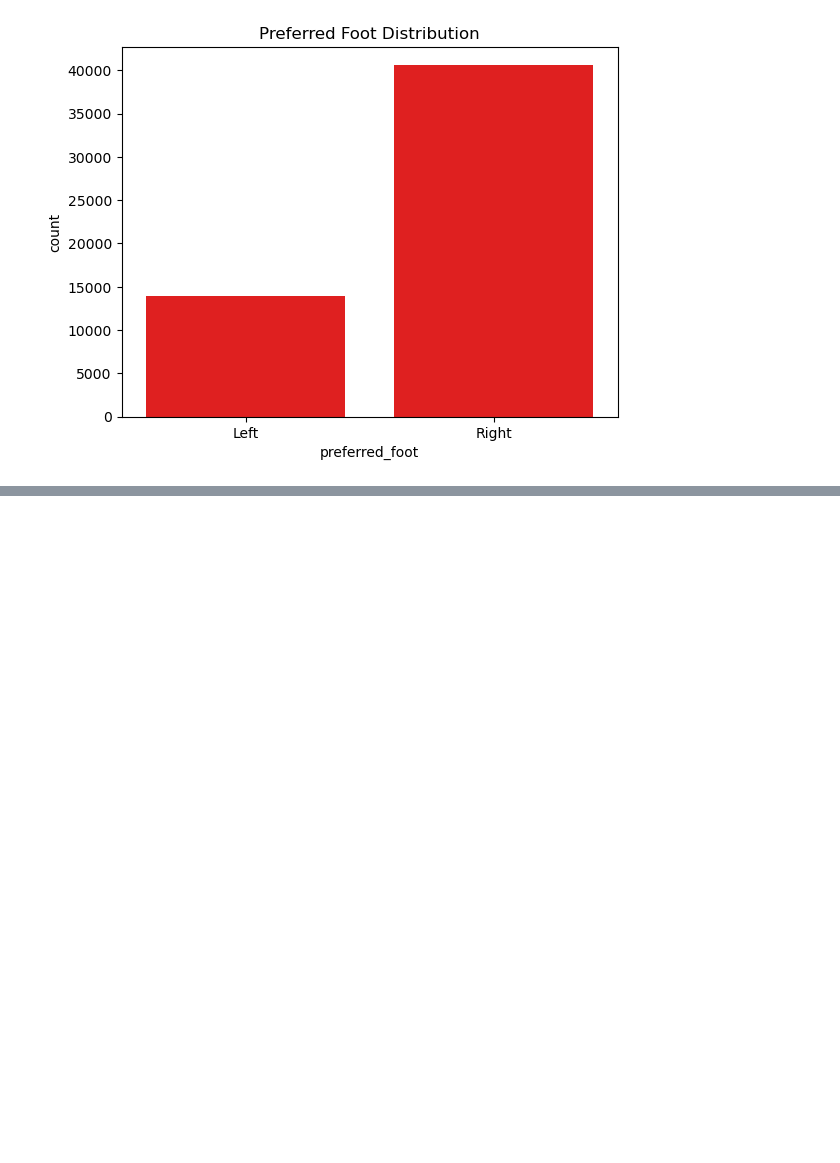
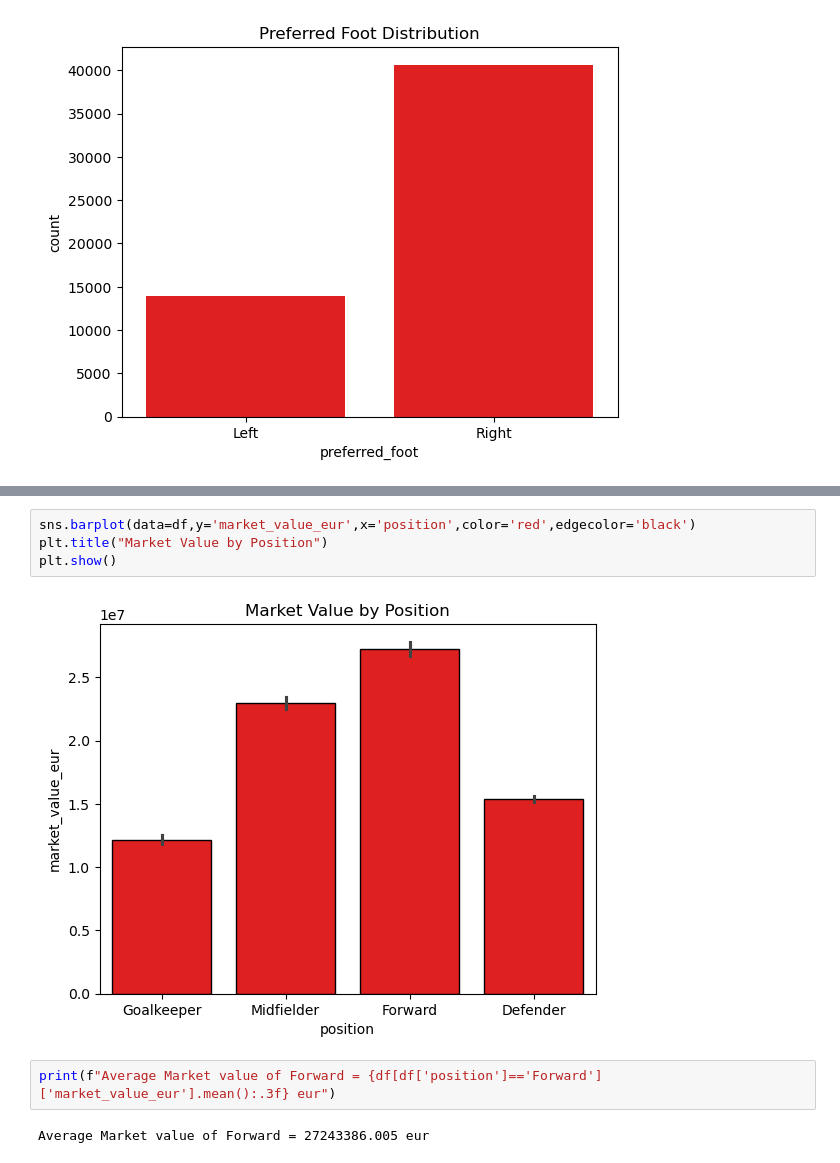
Before and after one commit to himashooo/FiFa-2026, a Jupyter notebook: fifa 2026 player_perf.ipynb, the cells around one changed output, grey strips where cells are left out. Cells and saved outputs as stored; diff of their text form; blank space fills up the shorter version.

```diff
--- a/fifa 2026 player_perf.ipynb
+++ b/fifa 2026 player_perf.ipynb
@@ -270,0 +314,10 @@ About 74.46% of players are Right footed
+# %%
+sns.barplot(data=df,y='market_value_eur',x='position',color='red',edgecolor='black')
+plt.title("Market Value by Position")
+plt.show()
+# %% [output]
+[figure, added]
+# %%
+print(f"Average Market value of Forward = {df[df['position']=='Forward']['market_value_eur'].mean():.3f} eur")
+# %% [output]
+Average Market value of Forward = 27243386.005 eur
```
Also changed, not shown: parts of 6 cells of this notebook.
